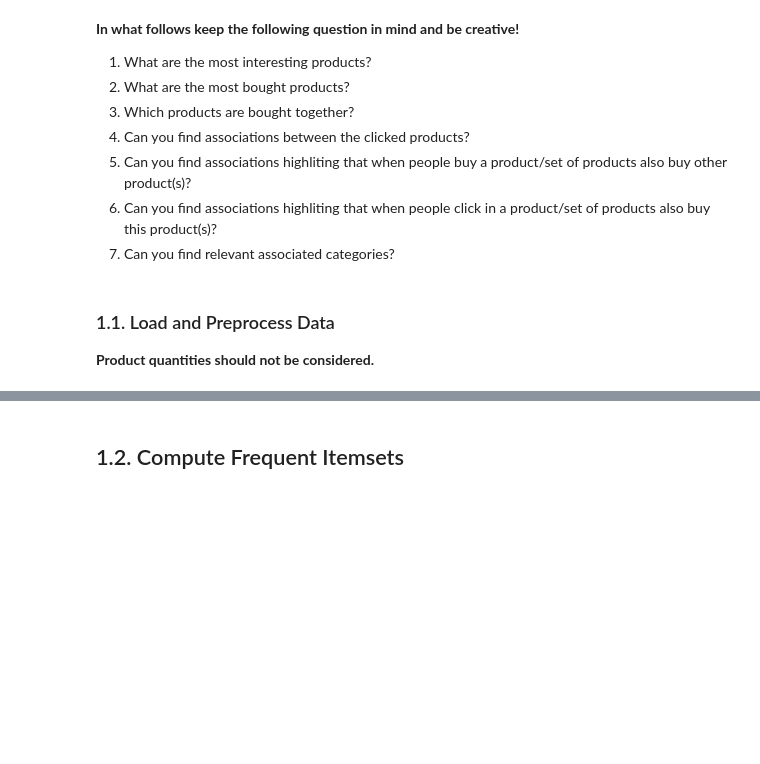
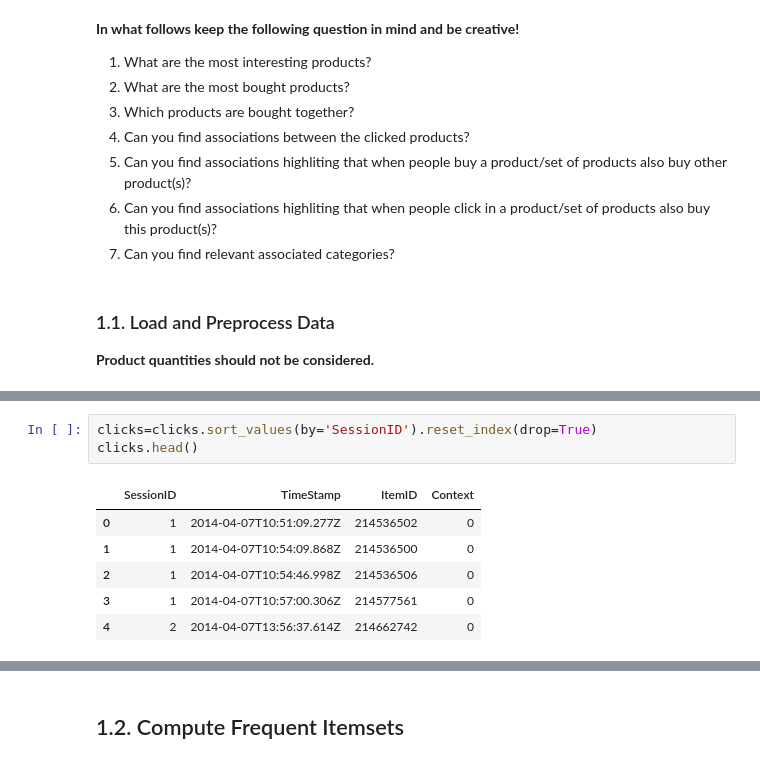
Before and after one commit to iamemc/Algorithm_Analysis-Hypothesis, a Jupyter notebook: PD_202021_P1.ipynb, the cells around one changed output, grey strips where cells are left out. Drawn from its saved outputs; the diff is of its cells as text; blank space fills up the shorter version.

```diff
--- a/PD_202021_P1.ipynb
+++ b/PD_202021_P1.ipynb
@@ -90,0 +175,10 @@ In this first part of the project you should load and preprocess the dataset  in
+# %%
+clicks=clicks.sort_values(by='SessionID').reset_index(drop=True)
+clicks.head()
+# %% [output]
+|  | SessionID | TimeStamp | ItemID | Context |
+| 0 | 1 | 2014-04-07T10:51:09.277Z | 214536502 | 0 |
+| 1 | 1 | 2014-04-07T10:54:09.868Z | 214536500 | 0 |
+| 2 | 1 | 2014-04-07T10:54:46.998Z | 214536506 | 0 |
+| 3 | 1 | 2014-04-07T10:57:00.306Z | 214577561 | 0 |
+| 4 | 2 | 2014-04-07T13:56:37.614Z | 214662742 | 0 |
```
Also changed, not shown: parts of 23 cells of this notebook.
